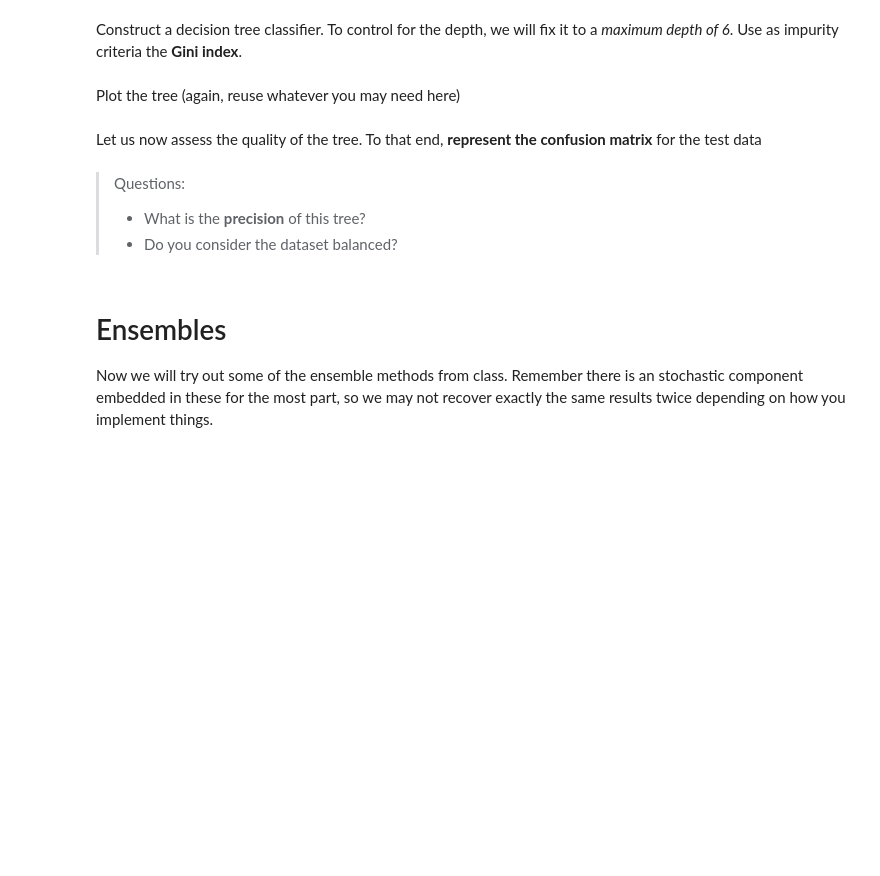
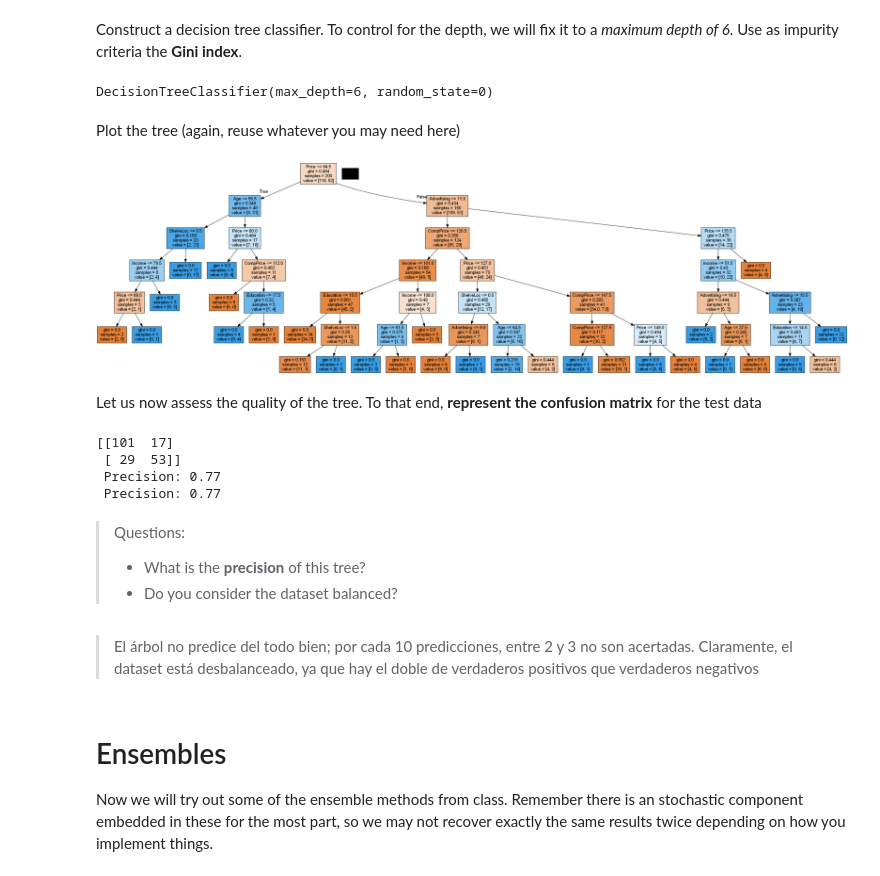
Before and after one commit to ICAI-IMAT-ML/p2-8-berasteguip, a Jupyter notebook: notebook/Lab2_8_Trees.ipynb, the cells around one changed output. Drawn from its saved outputs; the diff is of its cells as text; code cells hidden in the pictures; blank space fills up the shorter version.

Commit message:
update Lab2_8_Trees notebook with additional examples and explanations

```diff
--- a/notebook/Lab2_8_Trees.ipynb
+++ b/notebook/Lab2_8_Trees.ipynb
@@ -303,3 +299,5 @@ carseats['high'] = # TODO
+# %%
+carseats['high'] = carseats['Sales'].apply(lambda x: 1 if x > 8 else 0)
 # %% [markdown]
 Convert the remaining variables to make them usable here
 # %% [markdown]
@@ -308,0 +305,10 @@ The variables `ShelveLoc`, `Urban` and `US` need to be converted to categorical
+# %%
+shelveloc = ['Bad', 'Medium', 'Good']
+urban = ['No', 'Yes']
+us = ['No', 'Yes']
+
+carseats['ShelveLoc'] = carseats['ShelveLoc'].apply(lambda x: shelveloc.index(x))
+carseats['Urban'] = carseats['Urban'].apply(lambda x: urban.index(x))
+carseats['US'] = carseats['US'].apply(lambda x: us.index(x))
+
+carseats
@@ -317,9 +331,17 @@ X_train, X_test, y_train, y_test= train_test_split(None, None, None, random_stat
+# %%
+X =  carseats.drop(columns=['Sales', 'high'])
+y =  carseats['high']
+
+
+X_train, X_test, y_train, y_test= train_test_split(X, y, test_size=0.5, random_state=0)
 # %% [markdown]
 Construct a decision tree classifier. To control for the depth, we will fix it to a *maximum depth of 6*. Use as impurity criteria the **Gini index**.
 # %%
-carseats_classifier = DecisionTreeClassifier(None, None)  # TODO: Fill the NAs. Fix the random_state to 0
+carseats_classifier = DecisionTreeClassifier(max_depth=6, random_state=0, criterion='gini')
 
 # Train the model with .fit
-carseats_classifier.fit(None, None) # TODO
+carseats_classifier.fit(X_train, y_train)
+# %% [output]
+DecisionTreeClassifier(max_depth=6, random_state=0)
 # %% [markdown]
 Plot the tree (again, reuse whatever you may need here)
@@ -328,2 +348,15 @@ Plot the tree (again, reuse whatever you may need here)
+# %%
+dot_data = StringIO()
+export_graphviz(carseats_classifier,
+                out_file=dot_data,
+                feature_names=X.columns,
+                filled=True,
+                class_names=None)
+
+graph = pydotplus.graph_from_dot_data(dot_data.getvalue())
+
+Image(graph.create_png())
+# %% [output]
+[figure, added]
 # %% [markdown]
 Let us now assess the quality of the tree. To that end, **represent the confusion matrix** for the test data
@@ -332,7 +363,23 @@ Let us now assess the quality of the tree. To that end, **represent the confusio
+# %%
+# Predict the test set
+y_pred = carseats_classifier.predict(X_test)
+print(confusion_matrix(y_test, y_pred))
+
+# Dos maneras de calcular la precisión
+print(f' Precision: {np.mean(y_test == y_pred)}')
+print(f' Precision: {carseats_classifier.score(X_test, y_test)}')
+# %% [output]
+[[101  17]
+ [ 29  53]]
+ Precision: 0.77
+ Precision: 0.77
 # %% [markdown]
 > Questions:
 > * What is the **precision** of this tree?
 > * Do you consider the dataset balanced?
+# %% [markdown]
+> El árbol no predice del todo bien; por cada 10 predicciones, entre 2 y 3 no son acertadas.
+> Claramente, el dataset está desbalanceado, ya que hay el doble de verdaderos positivos que verdaderos negativos
 # %% [markdown]
 # Ensembles
 
```
Also changed, not shown: parts of 25 cells of this notebook.
